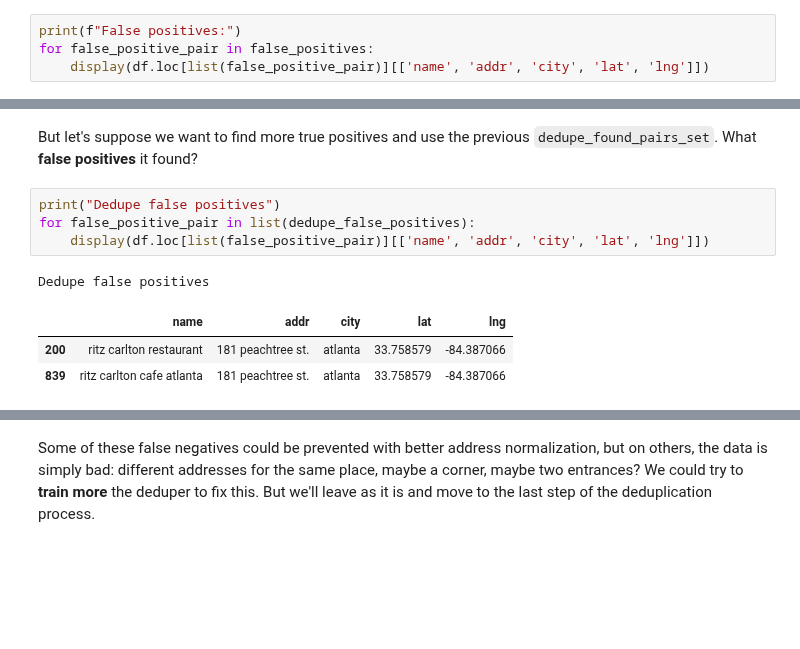
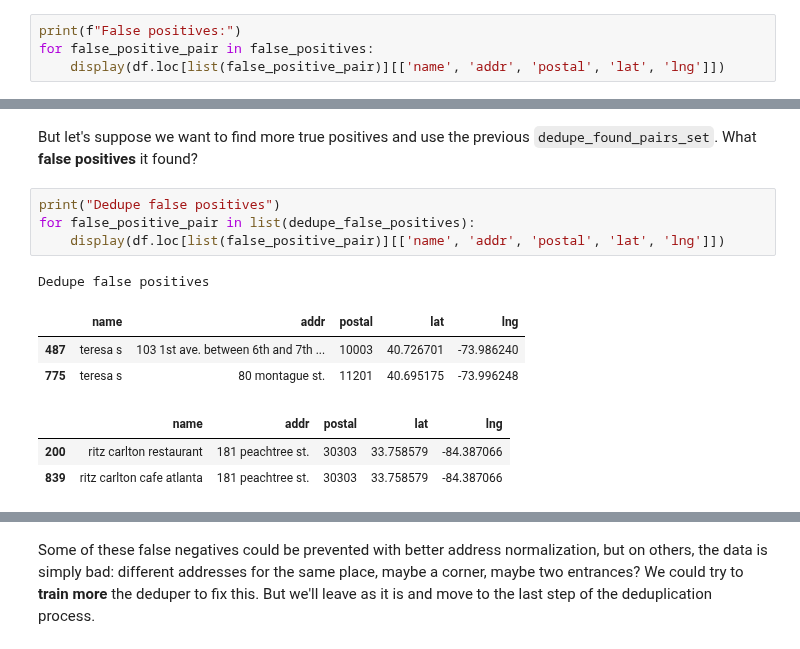
Before and after one commit to vintasoftware/deduplication-slides, a Jupyter notebook: slides-reduced.ipynb, the cells around one changed output, grey strips where cells are left out. Cells and saved outputs as stored; diff of their text form; blank space fills up the shorter version.

```diff
--- a/slides-reduced.ipynb
+++ b/slides-reduced.ipynb
@@ -541,6 +396,6 @@ We've got a small number of **false positives**. Some are really tricky cases:
 # %%
 print(f"False positives:")
 for false_positive_pair in false_positives:
-    display(df.loc[list(false_positive_pair)][['name', 'addr', 'city', 'lat', 'lng']])
+    display(df.loc[list(false_positive_pair)][['name', 'addr', 'postal', 'lat', 'lng']])
 # %% [output]
 False positives:
@@ -1073,12 +916,15 @@ But let's suppose we want to find more true positives and use the previous `dedu
 # %%
 print("Dedupe false positives")
 for false_positive_pair in list(dedupe_false_positives):
-    display(df.loc[list(false_positive_pair)][['name', 'addr', 'city', 'lat', 'lng']])
+    display(df.loc[list(false_positive_pair)][['name', 'addr', 'postal', 'lat', 'lng']])
 # %% [output]
 Dedupe false positives
-|  | name | addr | city | lat | lng |
-| 200 | ritz carlton restaurant | 181 peachtree st. | atlanta | 33.758579 | -84.387066 |
-| 839 | ritz carlton cafe atlanta | 181 peachtree st. | atlanta | 33.758579 | -84.387066 |
+|  | name | addr | postal | lat | lng |
+| 487 | teresa s | 103 1st ave. between 6th and 7th ... | 10003 | 40.726701 | -73.986240 |
+| 775 | teresa s | 80 montague st. | 11201 | 40.695175 | -73.996248 |
+|  | name | addr | postal | lat | lng |
+| 200 | ritz carlton restaurant | 181 peachtree st. | 30303 | 33.758579 | -84.387066 |
+| 839 | ritz carlton cafe atlanta | 181 peachtree st. | 30303 | 33.758579 | -84.387066 |
 # %%
 print("Dedupe false negatives")
 for false_negative_pair in list(dedupe_false_negatives):
```
Also changed, not shown: parts of 35 cells of this notebook, 4 other files.
